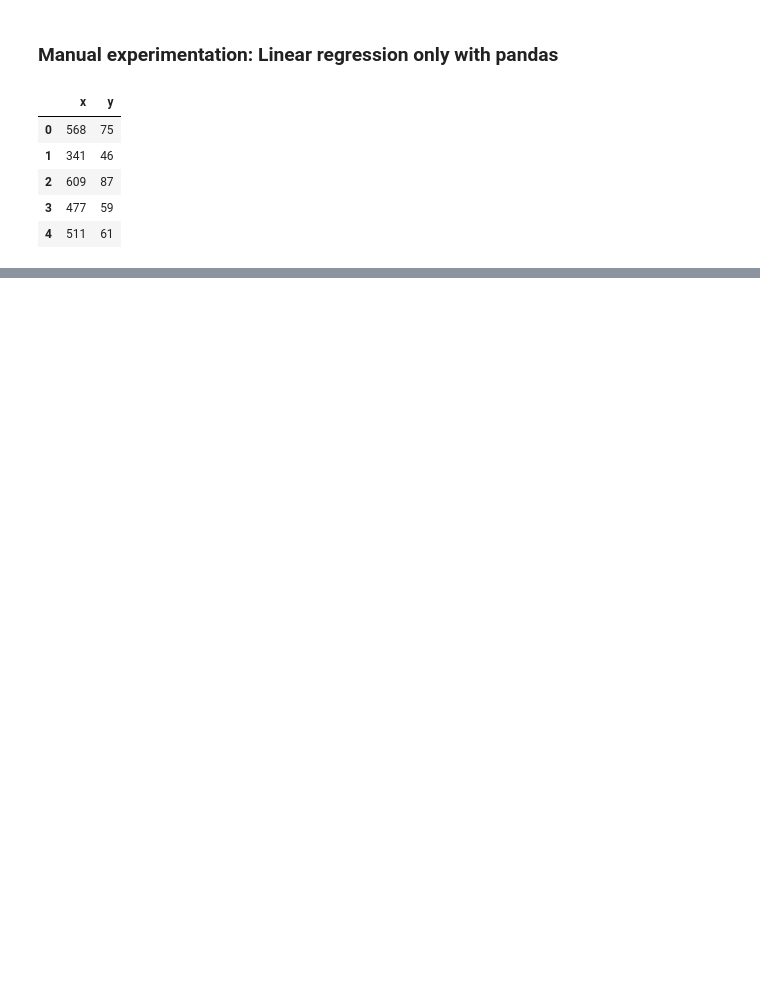
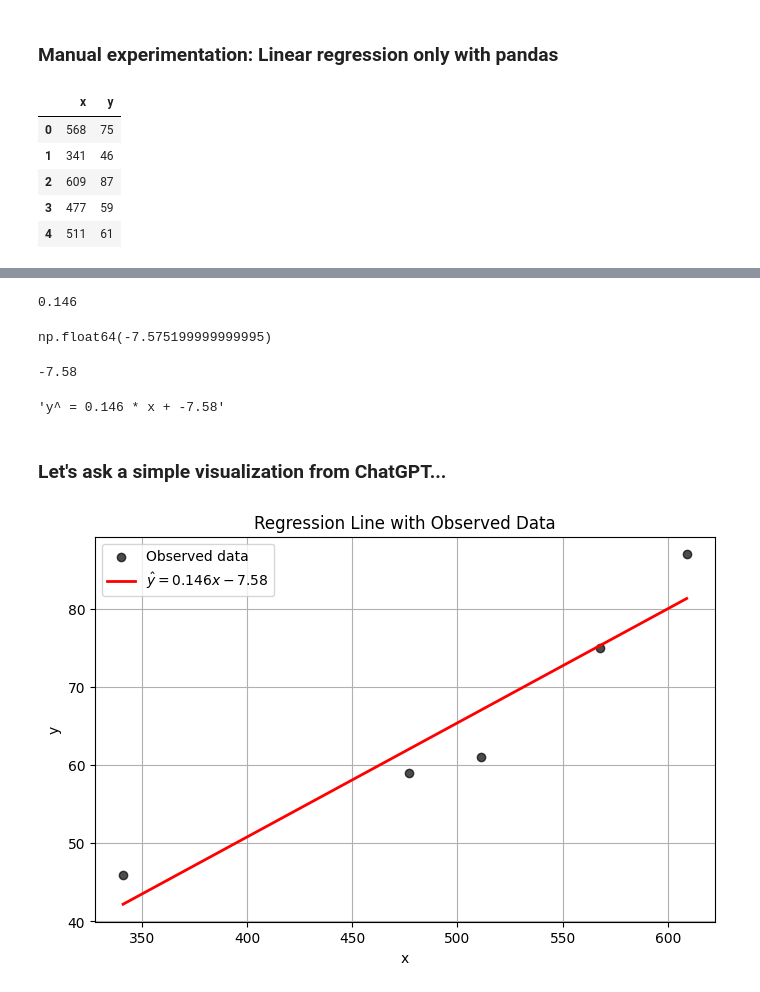
Before and after one commit to tuomasvaltanenLUAS/IntroductionToML2026, a Jupyter notebook: lecture1_linearregression_theory/manual_linear_regression.ipynb, the cells around one changed output, grey strips where cells are left out. Drawn from its saved outputs; the diff is of its cells as text; code cells hidden in the pictures; blank space fills up the shorter version.

```diff
--- a/lecture1_linearregression_theory/manual_linear_regression.ipynb
+++ b/lecture1_linearregression_theory/manual_linear_regression.ipynb
@@ -24,3 +26,8 @@ df
 | 2 | 609 | 87 |
 | 3 | 477 | 59 |
 | 4 | 511 | 61 |
+# %%
+# let's calculate the means / averages
+# we need these later when we solve the linear regression formula
+x_mean = df['x'].mean()
+y_mean = df['y'].mean()
@@ -26,0 +38,4 @@ df
+# %%
+# let's calcaulte the differences of x and y regarding the average x/y -point
+df['x-diff'] = df['x'] - x_mean
+df['y-diff'] = df['y'] - y_mean
@@ -26,0 +51,5 @@ df
+# %%
+# create two more variables to solve the m in linear regeression
+# y^ = mx + b
+df['x-diff2'] = df['x-diff'] ** 2
+df['xy-diff'] = df['x-diff'] * df['y-diff']
@@ -26,0 +75,61 @@ df
+# %%
+# round to three decimals so we can compare the result to materials
+m = float(round(m, 3))
+m
+# %% [output]
+0.146
+# %%
+# solve b by using the average point
+b = y_mean - m * x_mean
+b
+# %% [output]
+np.float64(-7.575199999999995)
+# %%
+b = float(round(b, 2))
+b
+# %% [output]
+-7.58
+# %%
+# this means the final formula for the linear regression
+# and this particular data is:
+text = f"y^ = {m} * x + {b}"
+text
+# %% [output]
+'y^ = 0.146 * x + -7.58'
+# %% [markdown]
+### Let's ask a simple visualization from ChatGPT...
+# %%
+import numpy as np
+import matplotlib.pyplot as plt
+
+# Example DataFrame
+# df = pd.DataFrame({'x': [...], 'y': [...]})
+
+# Regression function
+def y_hat(x):
+    return 0.146 * x - 7.58
+
+# Generate x range based on data
+x_line = np.linspace(df['x'].min(), df['x'].max(), 100)
+y_line = y_hat(x_line)
+
+# Plot
+plt.figure(figsize=(8, 5))
+
+# Scatter plot of actual data
+plt.scatter(df['x'], df['y'], color='black', alpha=0.7, label='Observed data')
+
+# Regression line
+plt.plot(x_line, y_line, color='red', linewidth=2,
+         label=r'$\hat{y} = 0.146x - 7.58$')
+
+# Labels and styling
+plt.xlabel('x')
+plt.ylabel('y')
+plt.title('Regression Line with Observed Data')
+plt.legend()
+plt.grid(True)
+
+plt.show()
+# %% [output]
+[figure, added]
```
Also changed, not shown: parts of 5 cells of this notebook.
